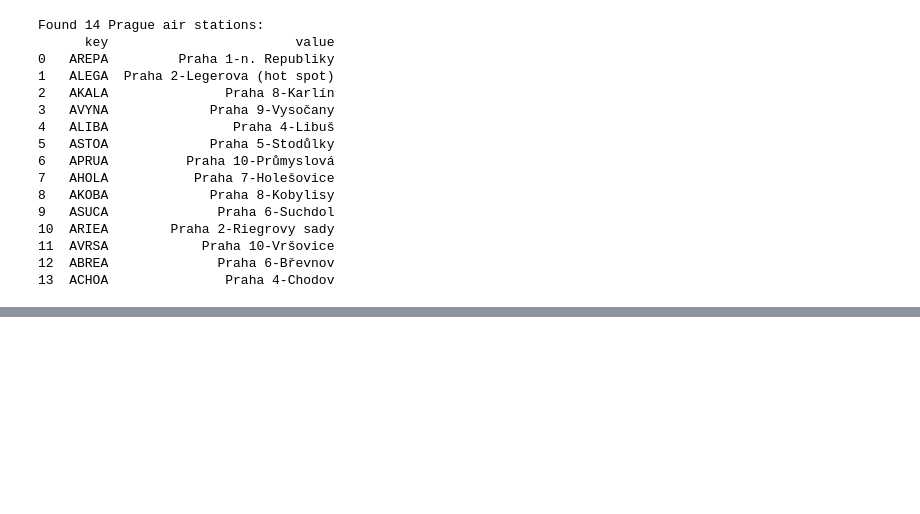
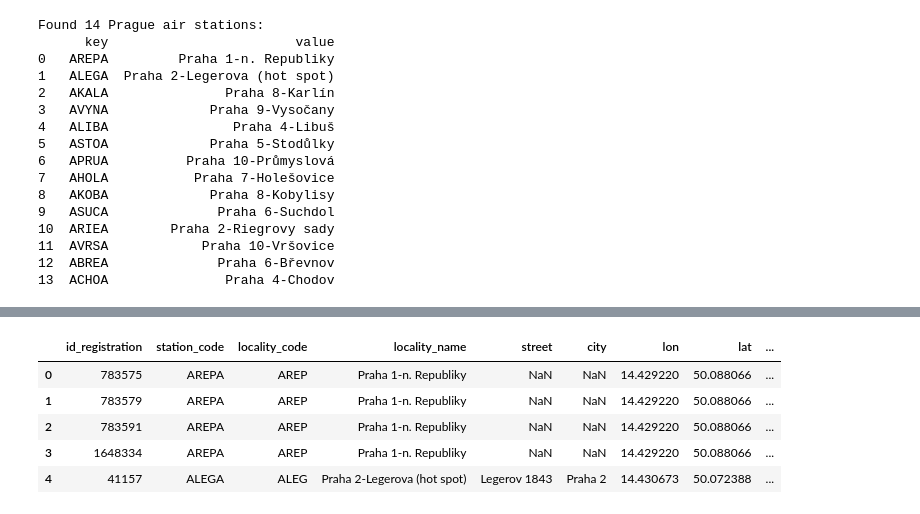
Before and after one commit to jayjay7788/Data-Processing-in-Python---Project, a Jupyter notebook: notebooks/functions_tester.ipynb, the cells around one changed output, grey strips where cells are left out. Cells and saved outputs as stored; diff of their text form; code cells hidden in the pictures; blank space fills up the shorter version.

```diff
--- a/notebooks/functions_tester.ipynb
+++ b/notebooks/functions_tester.ipynb
@@ -147,0 +171,11 @@ Request failed for airquality_1h_avg_CZ_2025122618.csv: HTTPSConnectionPool(host
+# %%
+air_stations_meta = pr.load_air_quality_meta(data_raw_path)
+
+air_stations_meta.head()
+# %% [output]
+|  | id_registration | station_code | locality_code | locality_name | street | city | lon | lat | ... |
+| 0 | 783575 | AREPA | AREP | Praha 1-n. Republiky | NaN | NaN | 14.429220 | 50.088066 | ... |
+| 1 | 783579 | AREPA | AREP | Praha 1-n. Republiky | NaN | NaN | 14.429220 | 50.088066 | ... |
+| 2 | 783591 | AREPA | AREP | Praha 1-n. Republiky | NaN | NaN | 14.429220 | 50.088066 | ... |
+| 3 | 1648334 | AREPA | AREP | Praha 1-n. Republiky | NaN | NaN | 14.429220 | 50.088066 | ... |
+| 4 | 41157 | ALEGA | ALEG | Praha 2-Legerova (hot spot) | Legerov 1843 | Praha 2 | 14.430673 | 50.072388 | ... |
```
Also changed, not shown: parts of 17 cells of this notebook, 1 other file.
